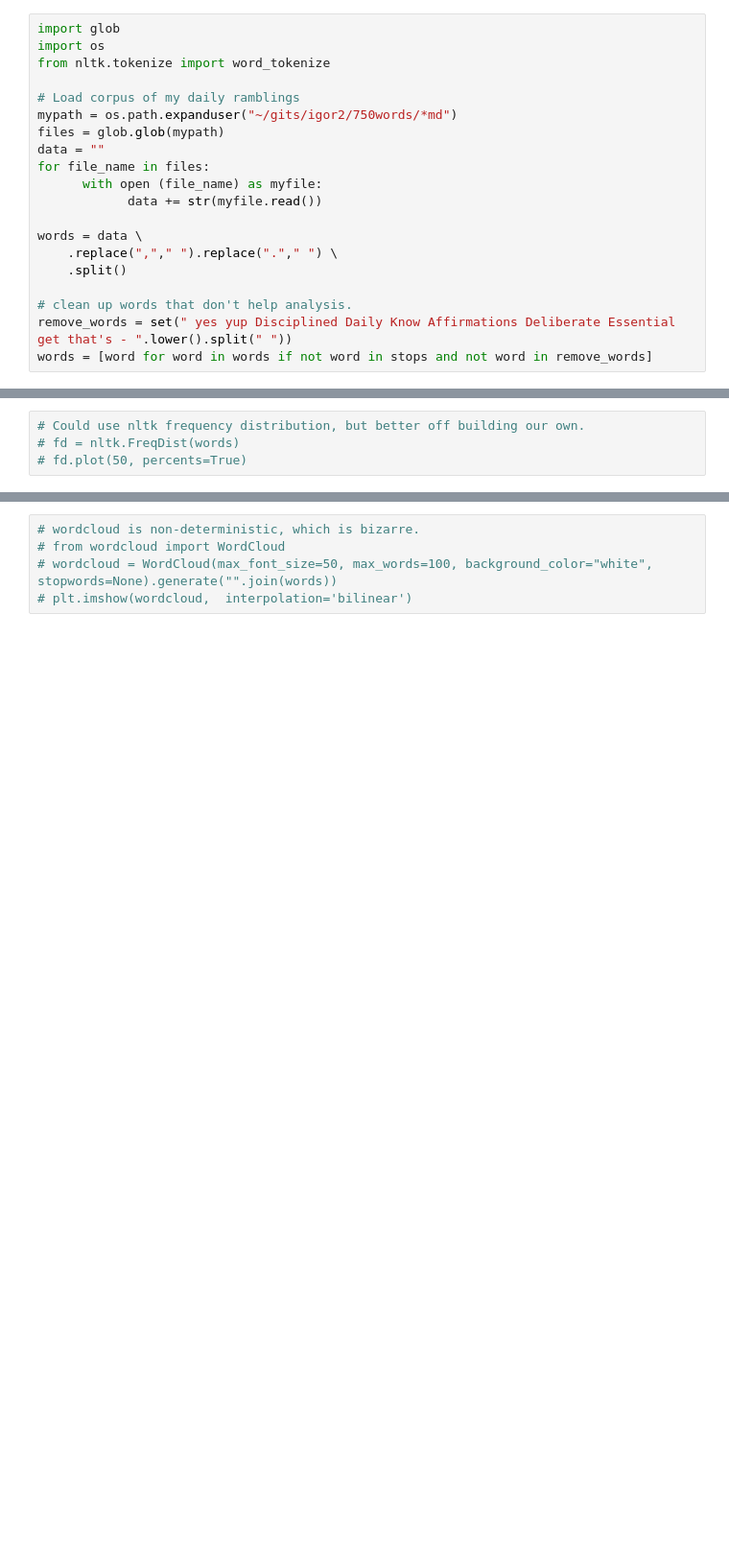
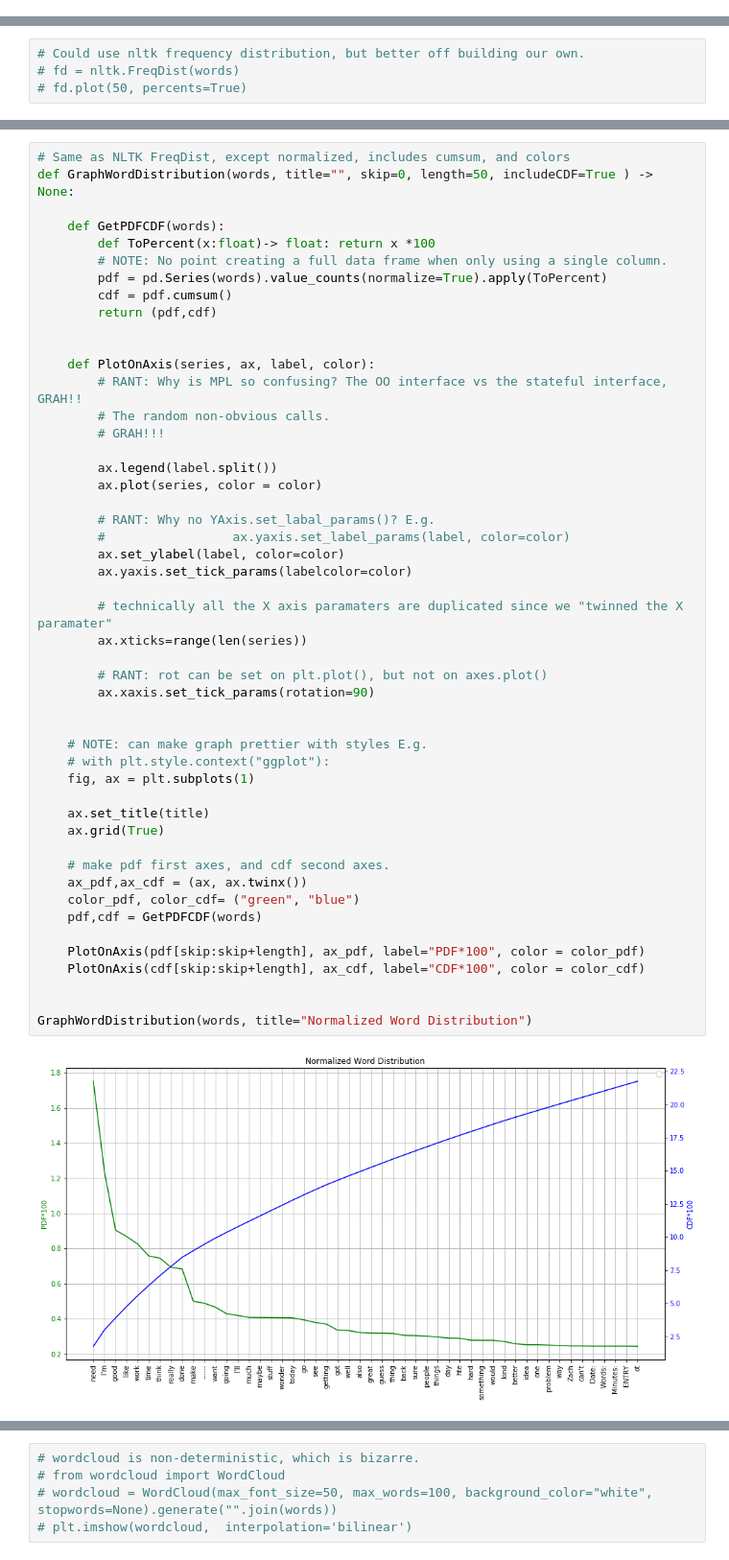
Before and after one commit to idvorkin/jupyter, a Jupyter notebook: PlayNLP.ipynb, the cells around one changed output, grey strips where cells are left out. Shown at 96% size. Drawn from its saved outputs; the diff is of its cells as text; blank space fills up the shorter version.

```diff
--- a/PlayNLP.ipynb
+++ b/PlayNLP.ipynb
@@ -37,23 +36,3 @@ height_in_inches=8
 matplotlib.rc("figure", figsize=(2*height_in_inches,height_in_inches))
 # %% [markdown]
 ### Load corpus from my journal
-# %%
-import glob
-import os
-from nltk.tokenize import word_tokenize
-
-# Load corpus of my daily ramblings
-mypath = os.path.expanduser("~/gits/igor2/750words/*md")
-files = glob.glob(mypath)
-data = ""
-for file_name in files:
-      with open (file_name) as myfile:
-            data += str(myfile.read())
-
-words = data \
-    .replace(","," ").replace("."," ") \
-    .split()
-
-# clean up words that don't help analysis.
-remove_words = set(" yes yup Disciplined Daily Know Affirmations Deliberate Essential get that's - ".lower().split(" "))
-words = [word for word in words if not word in stops and not word in remove_words]
@@ -90,3 +88,54 @@ GraphWordDistribution(words, title="Normalized Word Distribution")
+# %%
+# Same as NLTK FreqDist, except normalized, includes cumsum, and colors
+def GraphWordDistribution(words, title="", skip=0, length=50, includeCDF=True ) -> None:
+
+    def GetPDFCDF(words):
+        def ToPercent(x:float)-> float: return x *100
+        # NOTE: No point creating a full data frame when only using a single column.
+        pdf = pd.Series(words).value_counts(normalize=True).apply(ToPercent)
+        cdf = pdf.cumsum()
+        return (pdf,cdf)
+
+
+    def PlotOnAxis(series, ax, label, color):
+        # RANT: Why is MPL so confusing? The OO interface vs the stateful interface, GRAH!!
+        # The random non-obvious calls.
+        # GRAH!!!
+
+        ax.legend(label.split())
+        ax.plot(series, color = color)
+
+        # RANT: Why no YAxis.set_labal_params()? E.g.
+        #                 ax.yaxis.set_label_params(label, color=color)
+        ax.set_ylabel(label, color=color)
+        ax.yaxis.set_tick_params(labelcolor=color)
+
+        # technically all the X axis paramaters are duplicated since we "twinned the X paramater"
+        ax.xticks=range(len(series))
+
+        # RANT: rot can be set on plt.plot(), but not on axes.plot()
+        ax.xaxis.set_tick_params(rotation=90)
+
+
+    # NOTE: can make graph prettier with styles E.g.
+    # with plt.style.context("ggplot"):
+    fig, ax = plt.subplots(1)
+
+    ax.set_title(title)
+    ax.grid(True)
+
+    # make pdf first axes, and cdf second axes.
+    ax_pdf,ax_cdf = (ax, ax.twinx())
+    color_pdf, color_cdf= ("green", "blue")
+    pdf,cdf = GetPDFCDF(words)
+
+    PlotOnAxis(pdf[skip:skip+length], ax_pdf, label="PDF*100", color = color_pdf)
+    PlotOnAxis(cdf[skip:skip+length], ax_cdf, label="CDF*100", color = color_cdf)
+
+
+GraphWordDistribution(words, title="Normalized Word Distribution")
+# %% [output]
+[figure, added]
 # %%
 skip = 10
 GraphWordDistribution(words, skip=skip, length=75, title=f"Distribution without top {skip} words")
```
Also changed, not shown: parts of 8 cells of this notebook.
